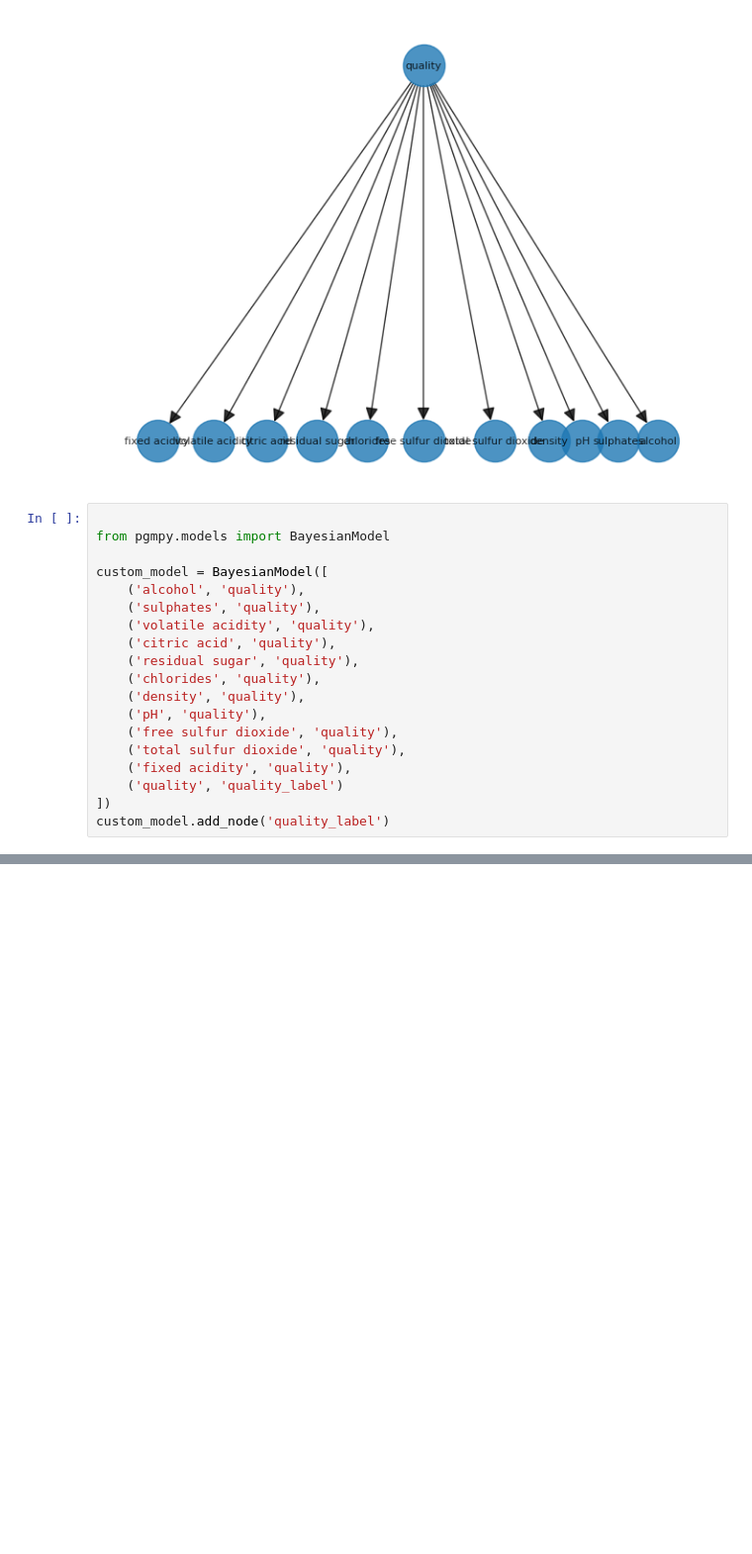
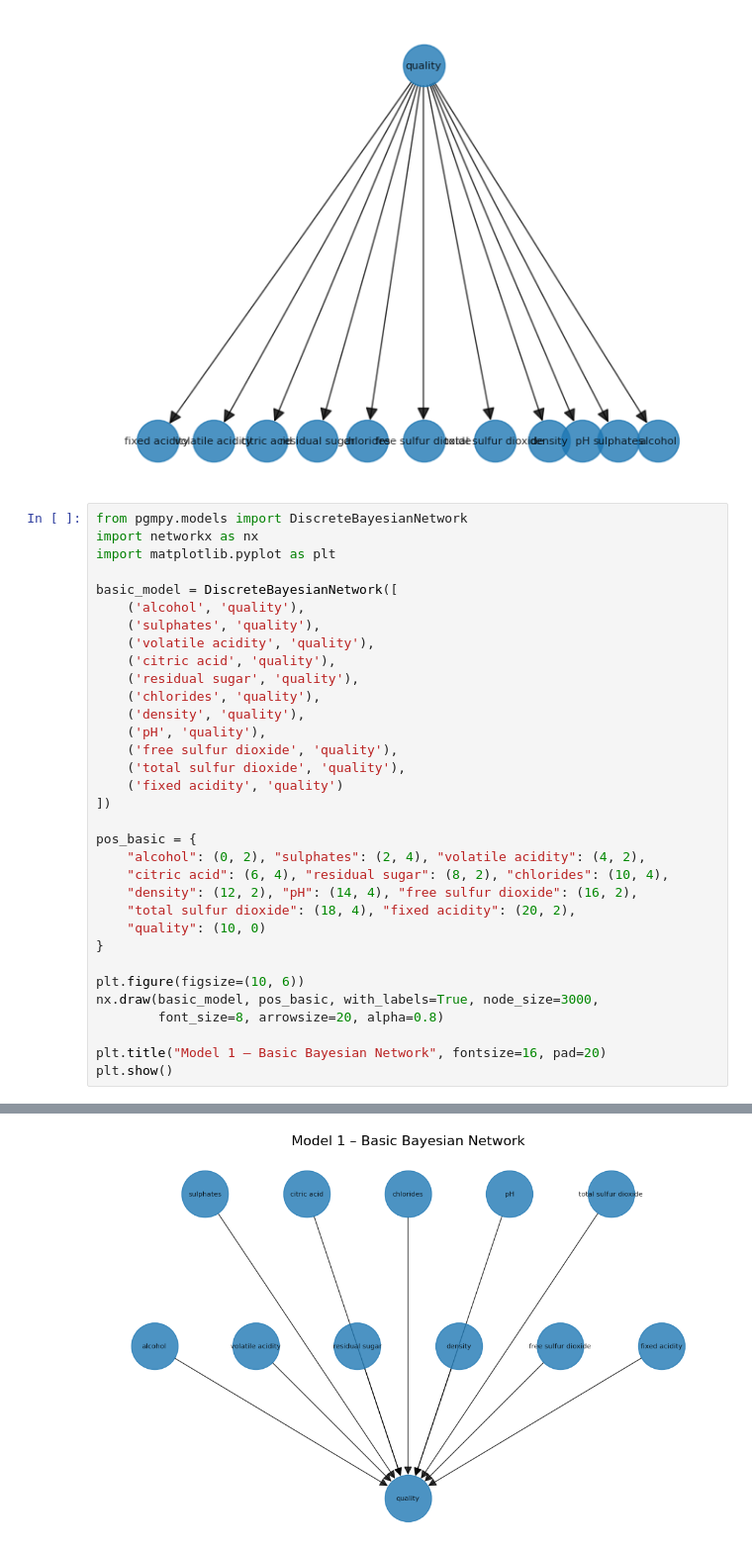
Before and after one commit to sara-tajernia/Wine-Quality-Detection-with-Bayesian-Network, a Jupyter notebook: main.ipynb, the cells around one changed output, grey strips where cells are left out. Shown: that part at 99% size. Saved outputs shown, nothing was run; the diff lists cells and outputs as text; blank space fills up the shorter version.

```diff
--- a/main.ipynb
+++ b/main.ipynb
@@ -116,10 +116,11 @@ nx.draw(naive_bayes, pos, with_labels=True, node_size=1000,
 # %% [output]
 [figure]
 # %%
+from pgmpy.models import DiscreteBayesianNetwork
+import networkx as nx
+import matplotlib.pyplot as plt
 
-from pgmpy.models import BayesianModel
-
-custom_model = BayesianModel([
+basic_model = DiscreteBayesianNetwork([
     ('alcohol', 'quality'),
     ('sulphates', 'quality'),
     ('volatile acidity', 'quality'),
@@ -130,8 +131,21 @@ custom_model = BayesianModel([
     ('pH', 'quality'),
     ('free sulfur dioxide', 'quality'),
     ('total sulfur dioxide', 'quality'),
-    ('fixed acidity', 'quality'),
-    ('quality', 'quality_label')
+    ('fixed acidity', 'quality')
 ])
-custom_model.add_node('quality_label')
+
+pos_basic = {
+    "alcohol": (0, 2), "sulphates": (2, 4), "volatile acidity": (4, 2),
+    "citric acid": (6, 4), "residual sugar": (8, 2), "chlorides": (10, 4),
+    "density": (12, 2), "pH": (14, 4), "free sulfur dioxide": (16, 2),
+    "total sulfur dioxide": (18, 4), "fixed acidity": (20, 2),
+    "quality": (10, 0)
+}
+
+plt.figure(figsize=(10, 6))
+nx.draw(basic_model, pos_basic, with_labels=True, node_size=3000,
+        font_size=8, arrowsize=20, alpha=0.8)
+
+plt.title("Model 1 – Basic Bayesian Network", fontsize=16, pad=20)
+plt.show()
 # %% [output]
@@ -138,0 +152 @@ ImportError: cannot import name 'BayesianModel' from 'pgmpy.models' (/Users/sara
+[figure, added]
```
Also changed, not shown: parts of 5 cells of this notebook, 1 other file.
